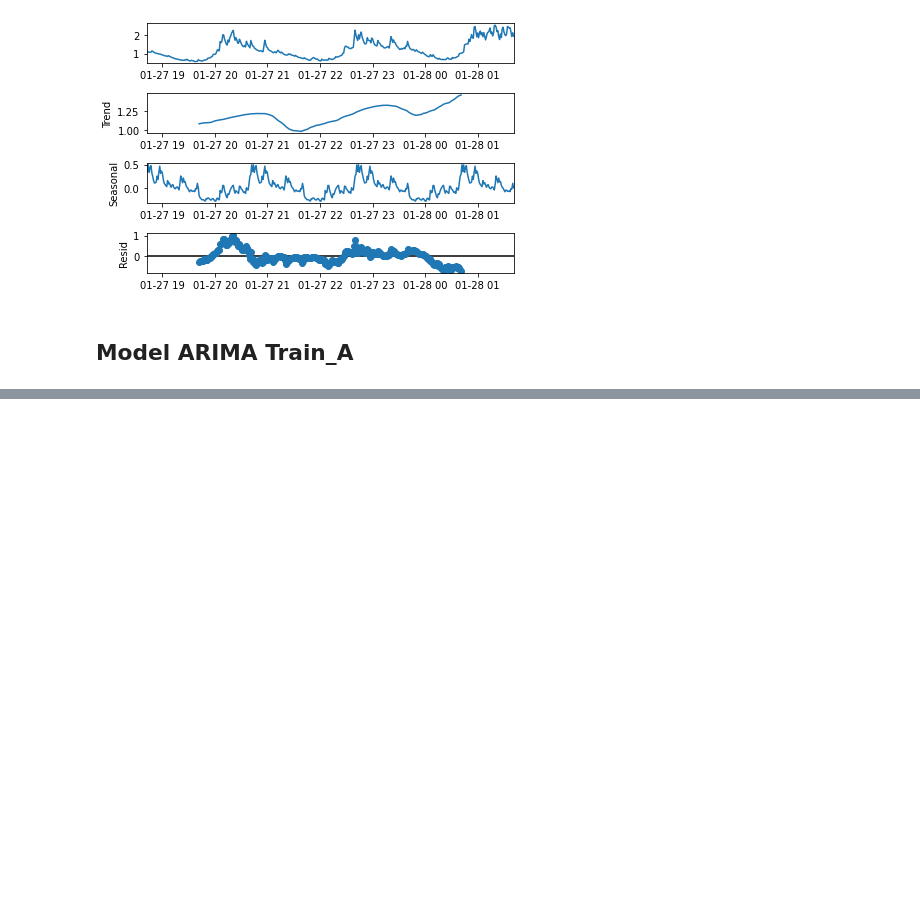
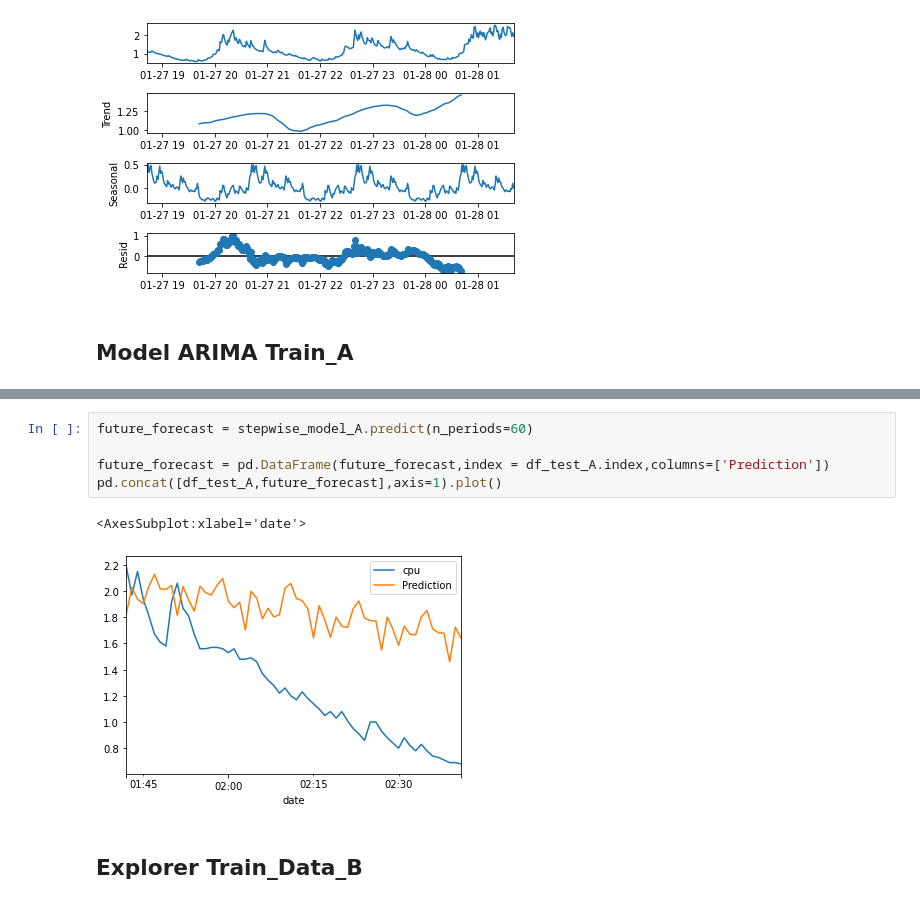
Before and after one commit to sgso-free/usecpu-time-series-project, a Jupyter notebook: src/explore.ipynb, the cells around one changed output, grey strips where cells are left out. Drawn from its saved outputs; the diff is of its cells as text; blank space fills up the shorter version.

```diff
--- a/src/explore.ipynb
+++ b/src/explore.ipynb
@@ -168,0 +195,10 @@ print(stepwise_model.aic())¨
+# %%
+future_forecast = stepwise_model_A.predict(n_periods=60)
+
+future_forecast = pd.DataFrame(future_forecast,index = df_test_A.index,columns=['Prediction'])
+pd.concat([df_test_A,future_forecast],axis=1).plot()
+# %% [output]
+<AxesSubplot:xlabel='date'>
+[figure, added]
+# %% [markdown]
+## Explorer Train_Data_B
```
Also changed, not shown: parts of 26 cells of this notebook, 1 other file.
